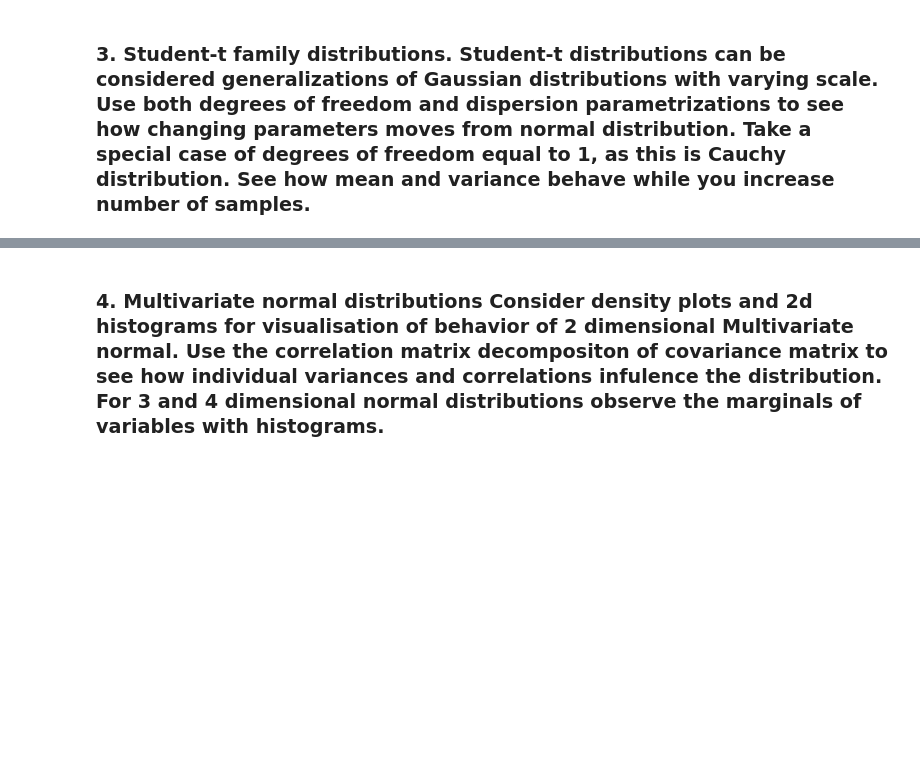
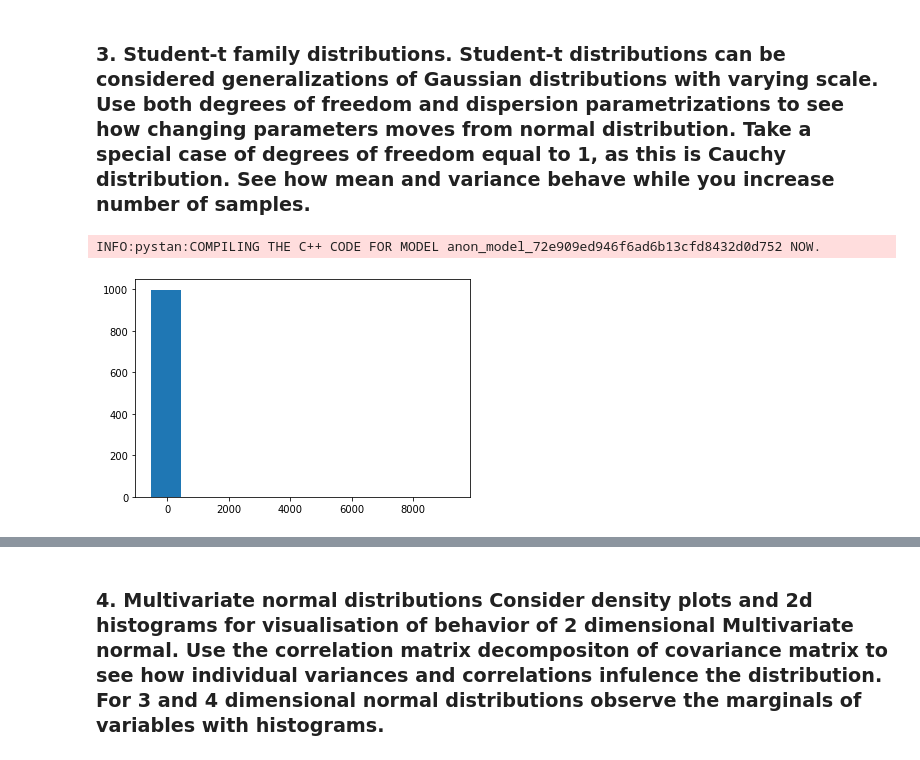
Before and after one commit to ArturBa/data_analytics, a Jupyter notebook: lab_2/data_analytics.ipynb, the cells around one changed output, grey strips where cells are left out. Cells and saved outputs as stored; diff of their text form; code cells hidden in the pictures; blank space fills up the shorter version.

Commit message:
Add student-t distribution

```diff
--- a/lab_2/data_analytics.ipynb
+++ b/lab_2/data_analytics.ipynb
@@ -297,3 +325,21 @@ plt.show()
 [figure]
 # %% [markdown]
 ### 3. Student-t family distributions. Student-t distributions can be considered generalizations of Gaussian distributions with varying scale. Use both degrees of freedom and dispersion parametrizations to see how changing parameters moves from normal distribution. Take a special case of degrees of freedom equal to 1, as this is Cauchy distribution. See how mean and variance behave while you increase number of samples.
+# %%
+student_t = stan_utility.compile_model('stan_model/student_t.stan')
+# %% [output]
+INFO:pystan:COMPILING THE C++ CODE FOR MODEL anon_model_72e909ed946f6ad6b13cfd8432d0d752 NOW.
+# %%
+data = dict(nu=1, mu=20.0, sigma=1, M=1000)
+negative_eta_sampled = student_t.sampling(data=data,
+                                            seed=1052020,
+                                            algorithm="Fixed_param",
+                                            iter=1,
+                                            warmup=0,
+                                            chains=1)
+params_negative_eta = negative_eta_sampled.extract()
+y_sim = params_negative_eta['y_sim']
+plt.hist(y_sim.flatten())
+plt.show()
+# %% [output]
+[figure, added]
```
Also changed, not shown: parts of 15 cells of this notebook, 6 other files.
